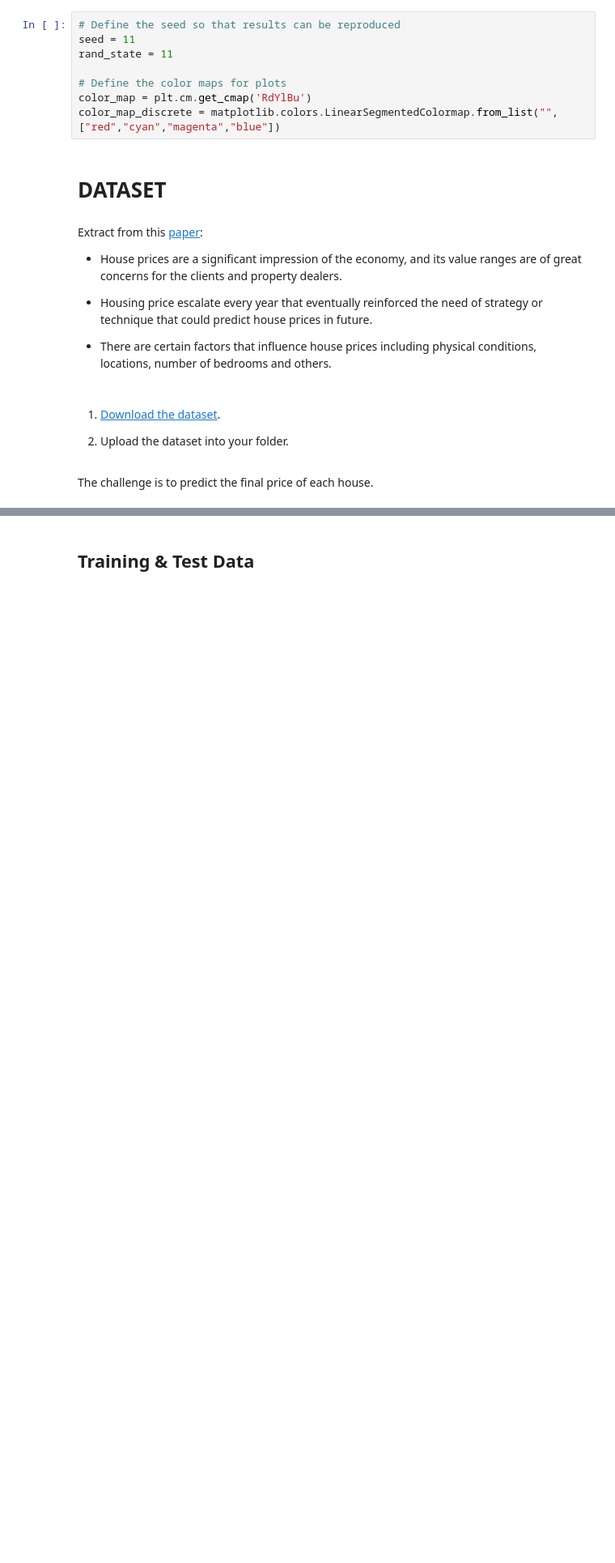
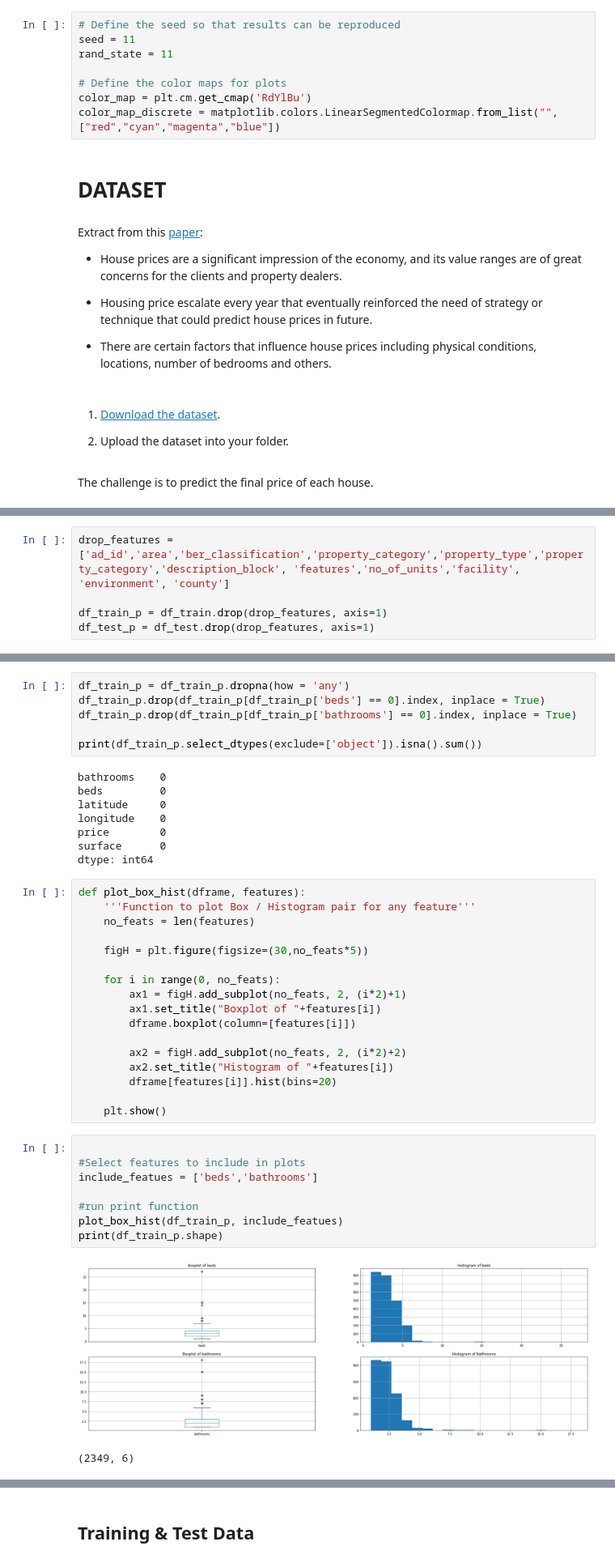
Before and after one commit to ranadas/ET5003_SEM1_2021-2, a Jupyter notebook: Week-3/ET5003_Etivity2_Rana_Das_19137338.ipynb, the cells around one changed output, grey strips where cells are left out. Shown: that part at 81% size. Drawn from its saved outputs; the diff is of its cells as text; blank space fills up the shorter version.

```diff
--- a/Week-3/ET5003_Etivity2_Rana_Das_19137338.ipynb
+++ b/Week-3/ET5003_Etivity2_Rana_Das_19137338.ipynb
@@ -91,0 +286,5 @@ The challenge is to predict the final price of each house.
+# %%
+drop_features = ['ad_id','area','ber_classification','property_category','property_type','property_category','description_block', 'features','no_of_units','facility', 'environment', 'county']
+
+df_train_p = df_train.drop(drop_features, axis=1)
+df_test_p = df_test.drop(drop_features, axis=1)
@@ -91,0 +301,42 @@ The challenge is to predict the final price of each house.
+# %%
+df_train_p = df_train_p.dropna(how = 'any')
+df_train_p.drop(df_train_p[df_train_p['beds'] == 0].index, inplace = True)
+df_train_p.drop(df_train_p[df_train_p['bathrooms'] == 0].index, inplace = True)
+
+print(df_train_p.select_dtypes(exclude=['object']).isna().sum())
+# %% [output]
+bathrooms    0
+beds         0
+latitude     0
+longitude    0
+price        0
+surface      0
+dtype: int64
+# %%
+def plot_box_hist(dframe, features):
+    '''Function to plot Box / Histogram pair for any feature'''
+    no_feats = len(features)
+
+    figH = plt.figure(figsize=(30,no_feats*5))
+
+    for i in range(0, no_feats):
+        ax1 = figH.add_subplot(no_feats, 2, (i*2)+1)
+        ax1.set_title("Boxplot of "+features[i])
+        dframe.boxplot(column=[features[i]])
+
+        ax2 = figH.add_subplot(no_feats, 2, (i*2)+2)
+        ax2.set_title("Histogram of "+features[i])
+        dframe[features[i]].hist(bins=20)
+
+    plt.show()
+# %%
+
+#Select features to include in plots
+include_featues = ['beds','bathrooms']
+
+#run print function
+plot_box_hist(df_train_p, include_featues)
+print(df_train_p.shape)
+# %% [output]
+[figure, added]
+(2349, 6)
```
Also changed, not shown: parts of 39 cells of this notebook.
